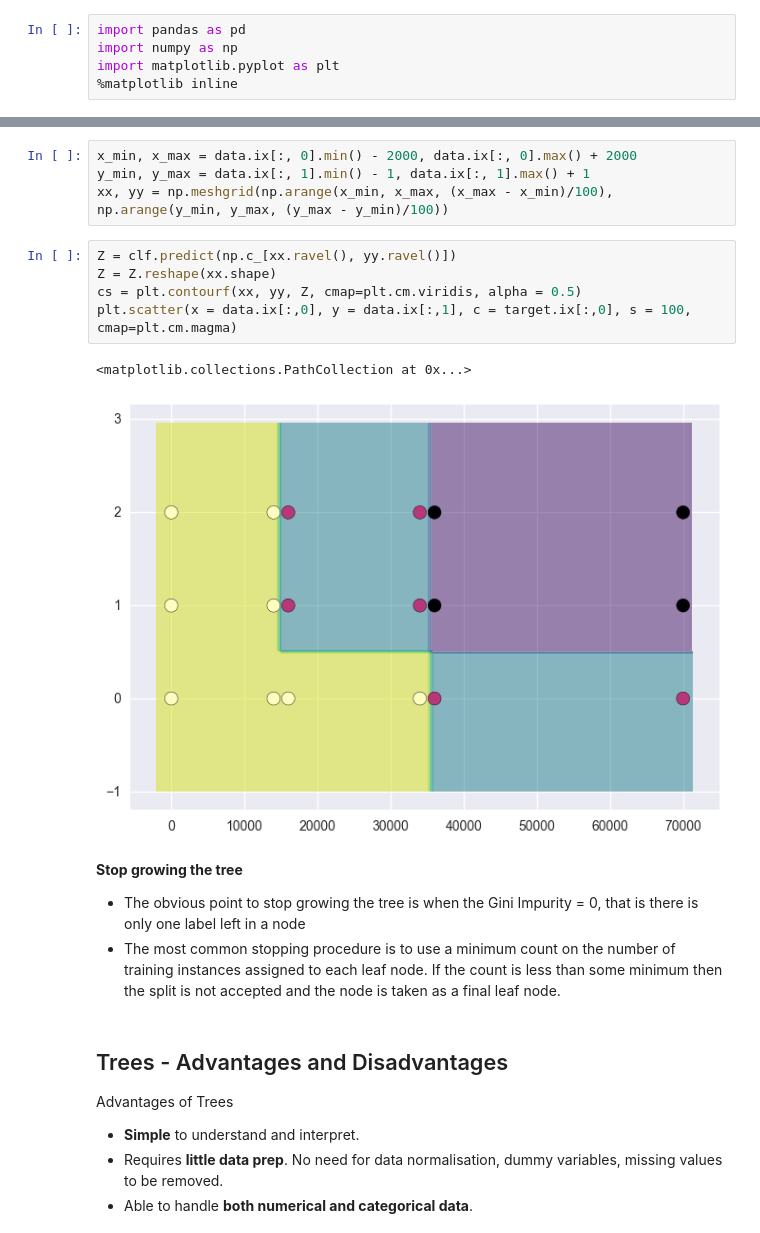
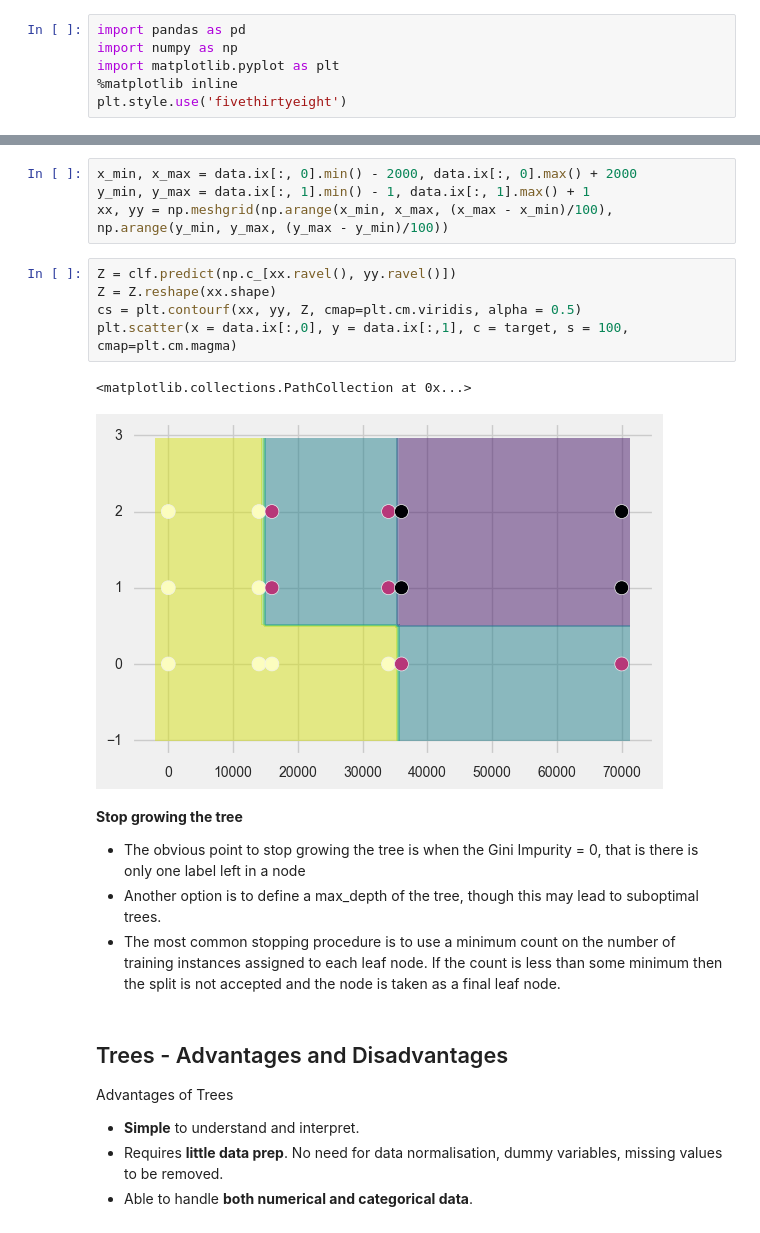
Before and after one commit to amitkaps/trees, a Jupyter notebook: notebook/01_Simple_Trees.ipynb, the cells around one changed output, grey strips where cells are left out. Cells and saved outputs as stored; diff of their text form.

Commit message:
Added Bigger Trees

```diff
--- a/notebook/01_Simple_Trees.ipynb
+++ b/notebook/01_Simple_Trees.ipynb
@@ -20,6 +20,7 @@ import pandas as pd
 import numpy as np
 import matplotlib.pyplot as plt
 %matplotlib inline
+plt.style.use('fivethirtyeight')
 # %%
 dfcr = pd.read_csv("../data/creditRisk.csv")
 # %%
@@ -250,15 +251,16 @@ xx, yy = np.meshgrid(np.arange(x_min, x_max, (x_max - x_min)/100), np.arange(y_m
 # %%
 Z = clf.predict(np.c_[xx.ravel(), yy.ravel()])
 Z = Z.reshape(xx.shape)
 cs = plt.contourf(xx, yy, Z, cmap=plt.cm.viridis, alpha = 0.5)
-plt.scatter(x = data.ix[:,0], y = data.ix[:,1], c = target.ix[:,0], s = 100, cmap=plt.cm.magma)
+plt.scatter(x = data.ix[:,0], y = data.ix[:,1], c = target, s = 100, cmap=plt.cm.magma)
 # %% [output]
 <matplotlib.collections.PathCollection at 0x...>
-[figure, old version]
+[figure, new version]
 # %% [markdown]
 **Stop growing the tree**
 
 - The obvious point to stop growing the tree is when the Gini Impurity = 0, that is there is only one label left in a node
+- Another option is to define a max_depth of the tree, though this may lead to suboptimal trees.
 - The most common stopping procedure is to use a minimum count on the number of training instances assigned to each leaf node. If the count is less than some minimum then the split is not accepted and the node is taken as a final leaf node.
 # %% [markdown]
 ## Trees - Advantages and Disadvantages
```
Also changed, not shown: parts of 1 cell of this notebook, 4 other files.
